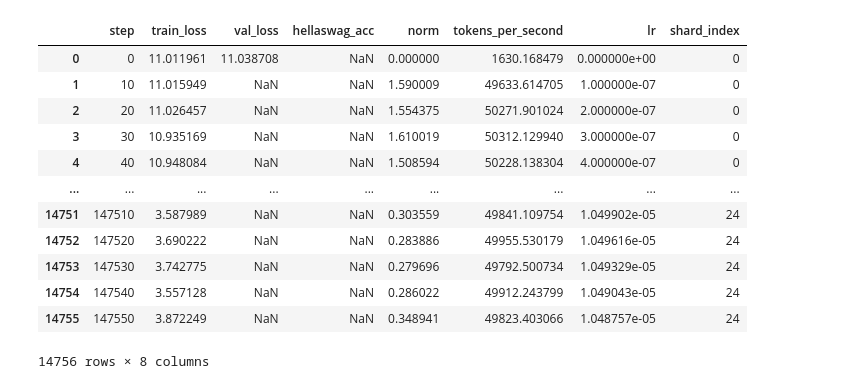
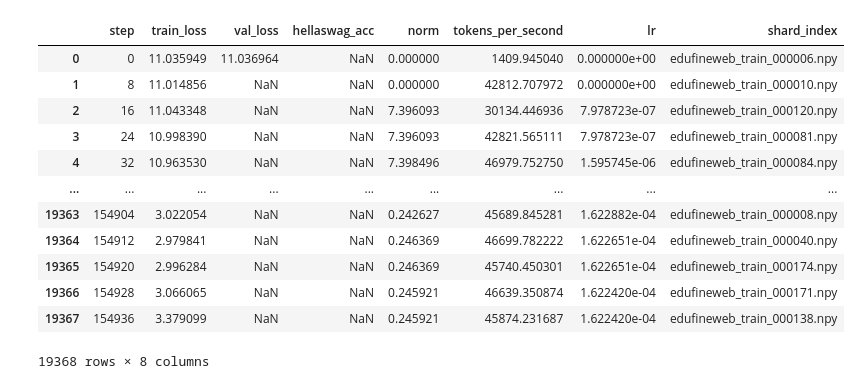
Before and after one commit to feljost/fgpt, a Jupyter notebook: logs/visualize.ipynb, the cells around one changed output. Saved outputs shown, nothing was run; the diff lists cells and outputs as text; code cells hidden in the pictures.

```diff
--- a/logs/visualize.ipynb
+++ b/logs/visualize.ipynb
@@ -1,30 +1,30 @@
 # %%
 import glob
 import os
 import json
 import matplotlib.pyplot as plt
 import matplotlib.ticker as mticker
 import pandas as pd
 
 # Load the contents
-with open("train_metrics_20251015_0534.jsonl", "r") as f:
+with open("train_metrics_20251018_1705.jsonl", "r") as f:
     train_metrics = [json.loads(line) for line in f]
 
 df_metrics = pd.DataFrame(train_metrics)
 df_metrics
 # %% [output]
 |  | step | train_loss | val_loss | hellaswag_acc | norm | tokens_per_second | lr | shard_index |
-| 0 | 0 | 11.011961 | 11.038708 | NaN | 0.000000 | 1630.168479 | 0.000000e+00 | 0 |
-| 1 | 10 | 11.015949 | NaN | NaN | 1.590009 | 49633.614705 | 1.000000e-07 | 0 |
-| 2 | 20 | 11.026457 | NaN | NaN | 1.554375 | 50271.901024 | 2.000000e-07 | 0 |
-| 3 | 30 | 10.935169 | NaN | NaN | 1.610019 | 50312.129940 | 3.000000e-07 | 0 |
-| 4 | 40 | 10.948084 | NaN | NaN | 1.508594 | 50228.138304 | 4.000000e-07 | 0 |
+| 0 | 0 | 11.035949 | 11.036964 | NaN | 0.000000 | 1409.945040 | 0.000000e+00 | edufineweb_train_000006.npy |
+| 1 | 8 | 11.014856 | NaN | NaN | 0.000000 | 42812.707972 | 0.000000e+00 | edufineweb_train_000010.npy |
+| 2 | 16 | 11.043348 | NaN | NaN | 7.396093 | 30134.446936 | 7.978723e-07 | edufineweb_train_000120.npy |
+| 3 | 24 | 10.998390 | NaN | NaN | 7.396093 | 42821.565111 | 7.978723e-07 | edufineweb_train_000081.npy |
+| 4 | 32 | 10.963530 | NaN | NaN | 7.398496 | 46979.752750 | 1.595745e-06 | edufineweb_train_000084.npy |
 | ... | ... | ... | ... | ... | ... | ... | ... | ... |
-| 14751 | 147510 | 3.587989 | NaN | NaN | 0.303559 | 49841.109754 | 1.049902e-05 | 24 |
-| 14752 | 147520 | 3.690222 | NaN | NaN | 0.283886 | 49955.530179 | 1.049616e-05 | 24 |
-| 14753 | 147530 | 3.742775 | NaN | NaN | 0.279696 | 49792.500734 | 1.049329e-05 | 24 |
-| 14754 | 147540 | 3.557128 | NaN | NaN | 0.286022 | 49912.243799 | 1.049043e-05 | 24 |
-| 14755 | 147550 | 3.872249 | NaN | NaN | 0.348941 | 49823.403066 | 1.048757e-05 | 24 |
+| 19363 | 154904 | 3.022054 | NaN | NaN | 0.242627 | 45689.845281 | 1.622882e-04 | edufineweb_train_000008.npy |
+| 19364 | 154912 | 2.979841 | NaN | NaN | 0.246369 | 46699.782222 | 1.622651e-04 | edufineweb_train_000040.npy |
+| 19365 | 154920 | 2.996284 | NaN | NaN | 0.246369 | 45740.450301 | 1.622651e-04 | edufineweb_train_000174.npy |
+| 19366 | 154928 | 3.066065 | NaN | NaN | 0.245921 | 46639.350874 | 1.622420e-04 | edufineweb_train_000171.npy |
+| 19367 | 154936 | 3.379099 | NaN | NaN | 0.245921 | 45874.231687 | 1.622420e-04 | edufineweb_train_000138.npy |
-14756 rows × 8 columns
+19368 rows × 8 columns
 # %%
 # Training Loss Figure
```
Also changed, not shown: parts of 3 cells of this notebook, 1 other file.
